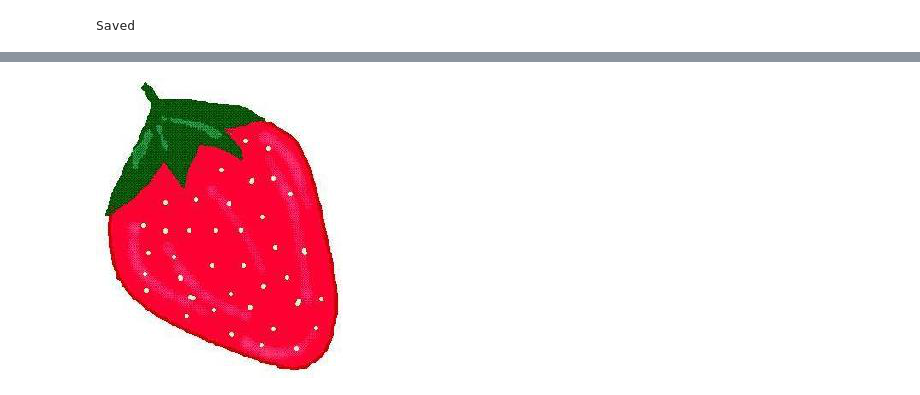
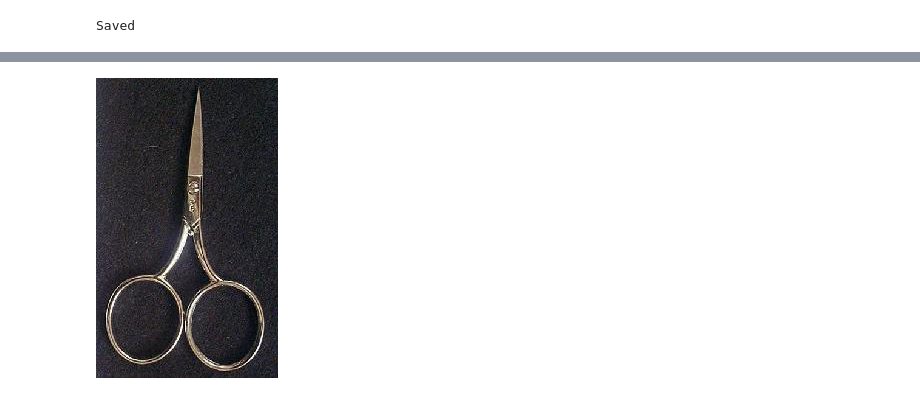
Before and after one commit to lukasy09/KernelDatabase.py, a Jupyter notebook: Objects/src/objects_classification.ipynb, the cells around one changed output, grey strips where cells are left out. Saved outputs shown, nothing was run; the diff lists cells and outputs as text; code cells hidden in the pictures.

```diff
--- a/Objects/src/objects_classification.ipynb
+++ b/Objects/src/objects_classification.ipynb
@@ -146,8 +146,8 @@ valid_set.class_indices
 # %%
-image = Image.open("PersonalTestSet/imagE_0018.jpg")
+image = Image.open("PersonalTestSet/image_0039.jpg")
 image
 # %% [output]
-[figure, old version]
+[figure, new version]
 # %%
 def preprocess_img(img,target_size):
     img = img.resize(target_size)
```
Also changed, not shown: parts of 6 cells of this notebook, 14 other files.
